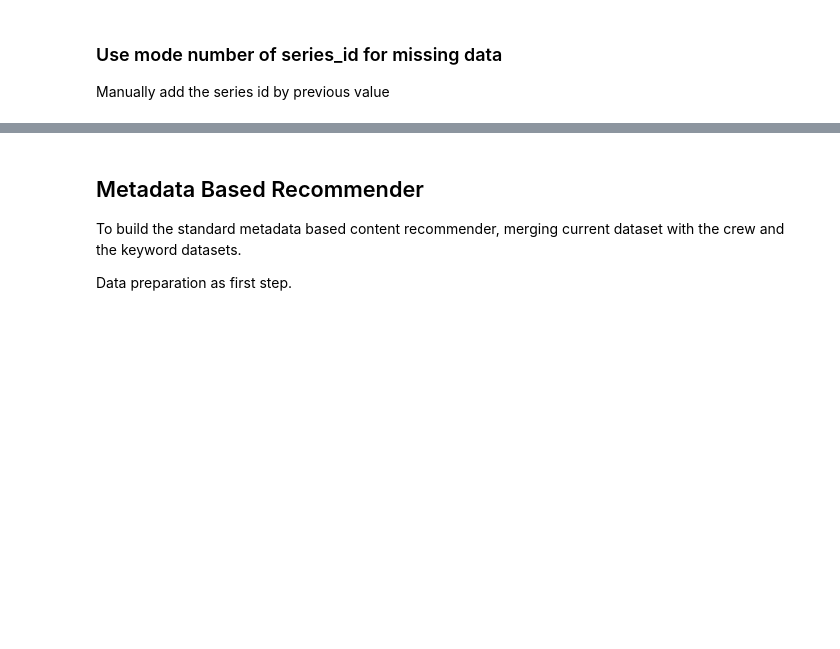
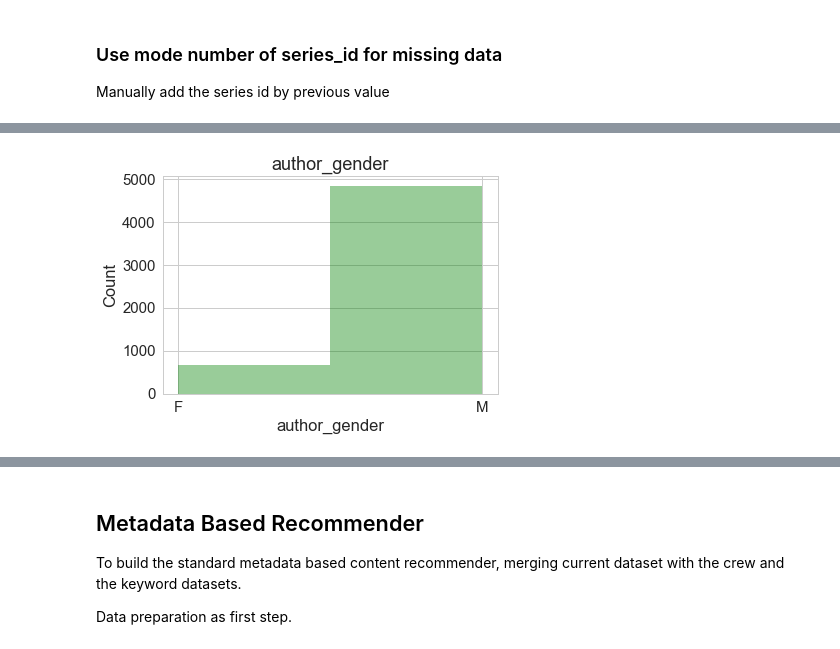
Before and after one commit to Cheng-Lin-Li/MachineLearning, a Jupyter notebook: Competition/McKinseyAnalyticsRecommendation/Recommendation.ipynb, the cells around one changed output, grey strips where cells are left out. Saved outputs shown, nothing was run; the diff lists cells and outputs as text; code cells hidden in the pictures; blank space fills up the shorter version.

```diff
--- a/Competition/McKinseyAnalyticsRecommendation/Recommendation.ipynb
+++ b/Competition/McKinseyAnalyticsRecommendation/Recommendation.ipynb
@@ -156,12 +262,14 @@ Manually add the series id by previous value
 # %%
-# df_challenge["author_ID"] = df_challenge["author_ID"].fillna(value='AI565468')
+df_challenge["author_ID"] = df_challenge["author_ID"].fillna(value='AI565468')
 # %%
-# with sns.plotting_context("notebook",font_scale=1.5):
-#     sns.set_style("whitegrid")
-#     sns.distplot(df_challenge["author_gender"].dropna(),
-#                  bins=2,
-#                  kde=False,
-#                  color="green")
-#     plt.title("author_gender")
-#     plt.ylabel("Count")
+with sns.plotting_context("notebook",font_scale=1.5):
+    sns.set_style("whitegrid")
+    sns.distplot(df_challenge["author_gender"].dropna(),
+                 bins=2,
+                 kde=False,
+                 color="green")
+    plt.title("author_gender")
+    plt.ylabel("Count")
+# %% [output]
+[figure, added]
 # %%
```
Also changed, not shown: parts of 49 cells of this notebook.
